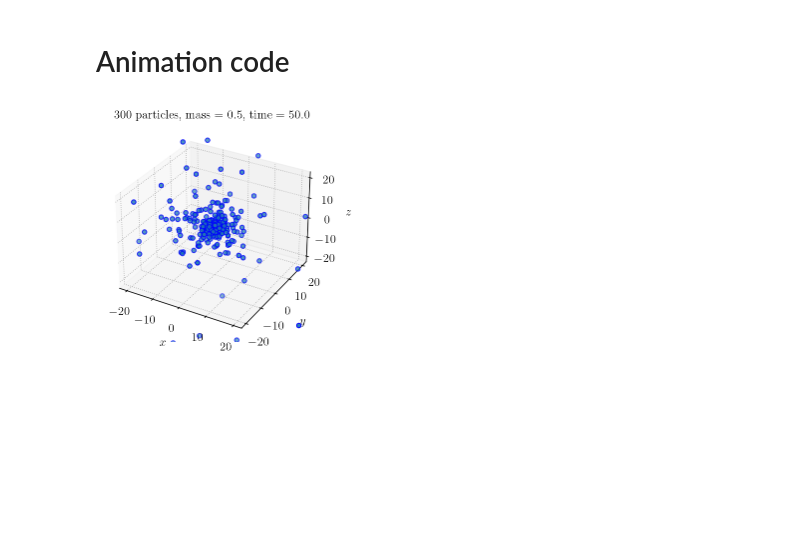
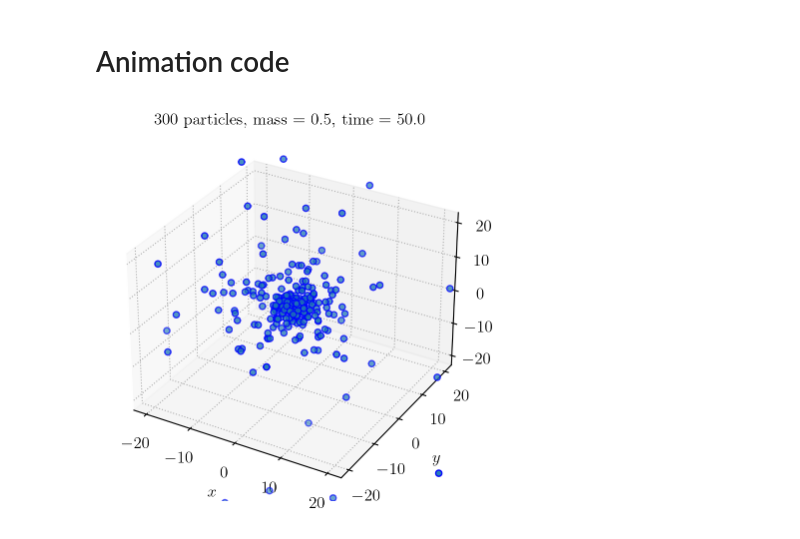
Before and after one commit to smucedola/galaxies-dynamics_2023, a Jupyter notebook: nbody_sh1/selfsimilar_collapse/m = 0.5/selfsphere.ipynb, the cells around one changed output. Drawn from its saved outputs; the diff is of its cells as text; code cells hidden in the pictures; blank space fills up the shorter version.

```diff
--- a/nbody_sh1/selfsimilar_collapse/m = 0.5/selfsphere.ipynb
+++ b/nbody_sh1/selfsimilar_collapse/m = 0.5/selfsphere.ipynb
@@ -322,35 +318,35 @@ from matplotlib import animation
 
 def update(num):
     N = len(m)   #N_particles
     ax.clear()
 
     ax.scatter(x[:,num-1], y[:,num-1], z[:,num-1])        # Updating Point Location
 
     ax.set_title(f'{N} particles, mass = {m[0]}, time = {round(t[num, 0],2)}')
     ax.set_xlabel(r'$x$')
     ax.set_ylabel(r'$y$')
     ax.set_zlabel(r'$z$')
 
     ax.set_xlim(-l, l)
     ax.set_ylim(-l, l)
     ax.set_zlim(-l, l)
 
 
 ## Plotting the Animation
 fig = plt.figure()
 ax = plt.axes(projection='3d')
-ax.set(aspect='auto')
+ax.set(aspect='equal')
 line_ani = animation.FuncAnimation(fig, update, interval=1,
                                    frames=tqdm(range(len(t))))
 
 # Saving the Animation
 f = r"sphere.gif"
 writergif = animation.PillowWriter(fps=30)
 line_ani.save(f, writer=writergif)
 
 plt.show()
 # %% [output]
-[figure, old version]
+[figure, new version]
 # %%
 def update_single(num):
     N = len(x[mask, 0])   #N_particles
```
Also changed, not shown: parts of 12 cells of this notebook, 3 other files.
